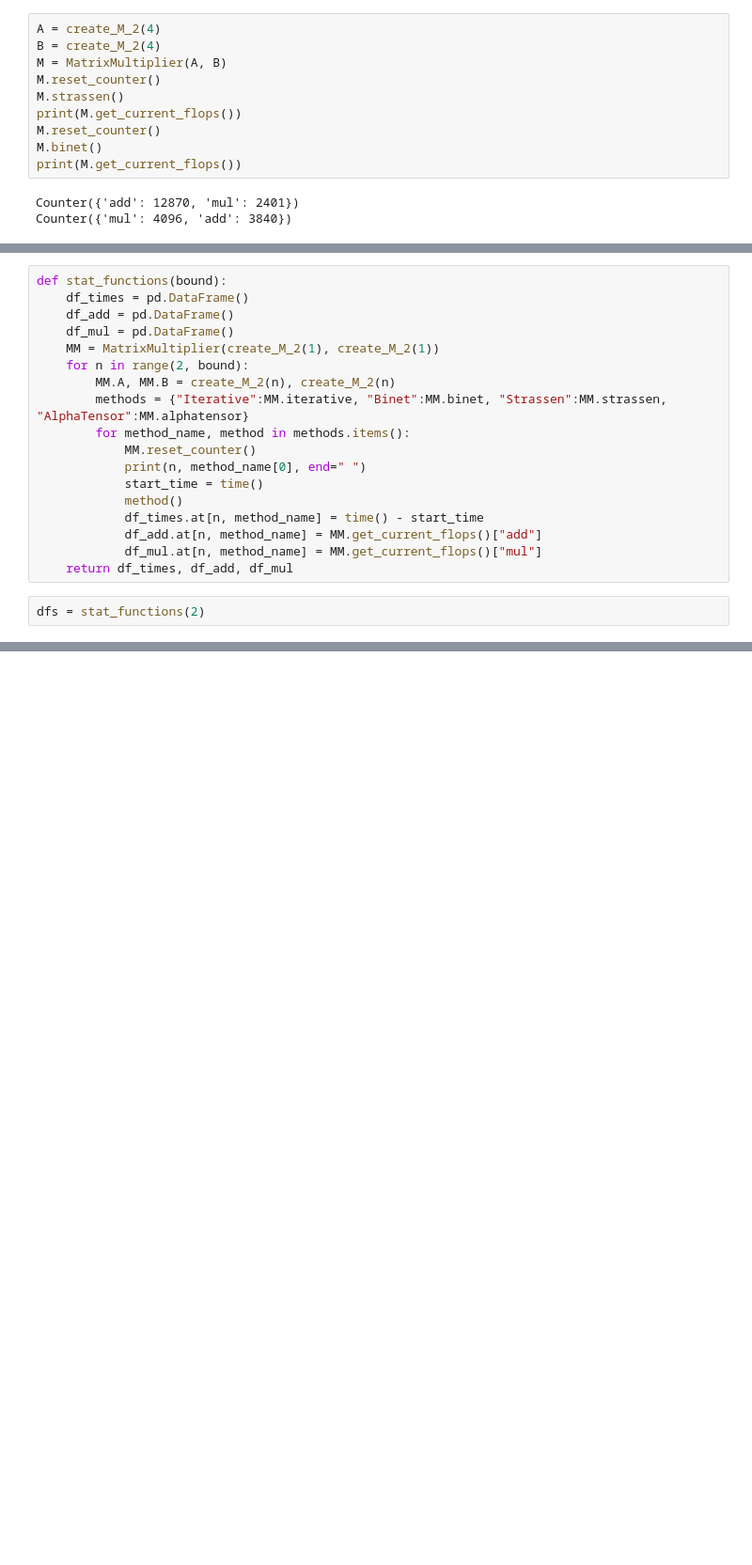
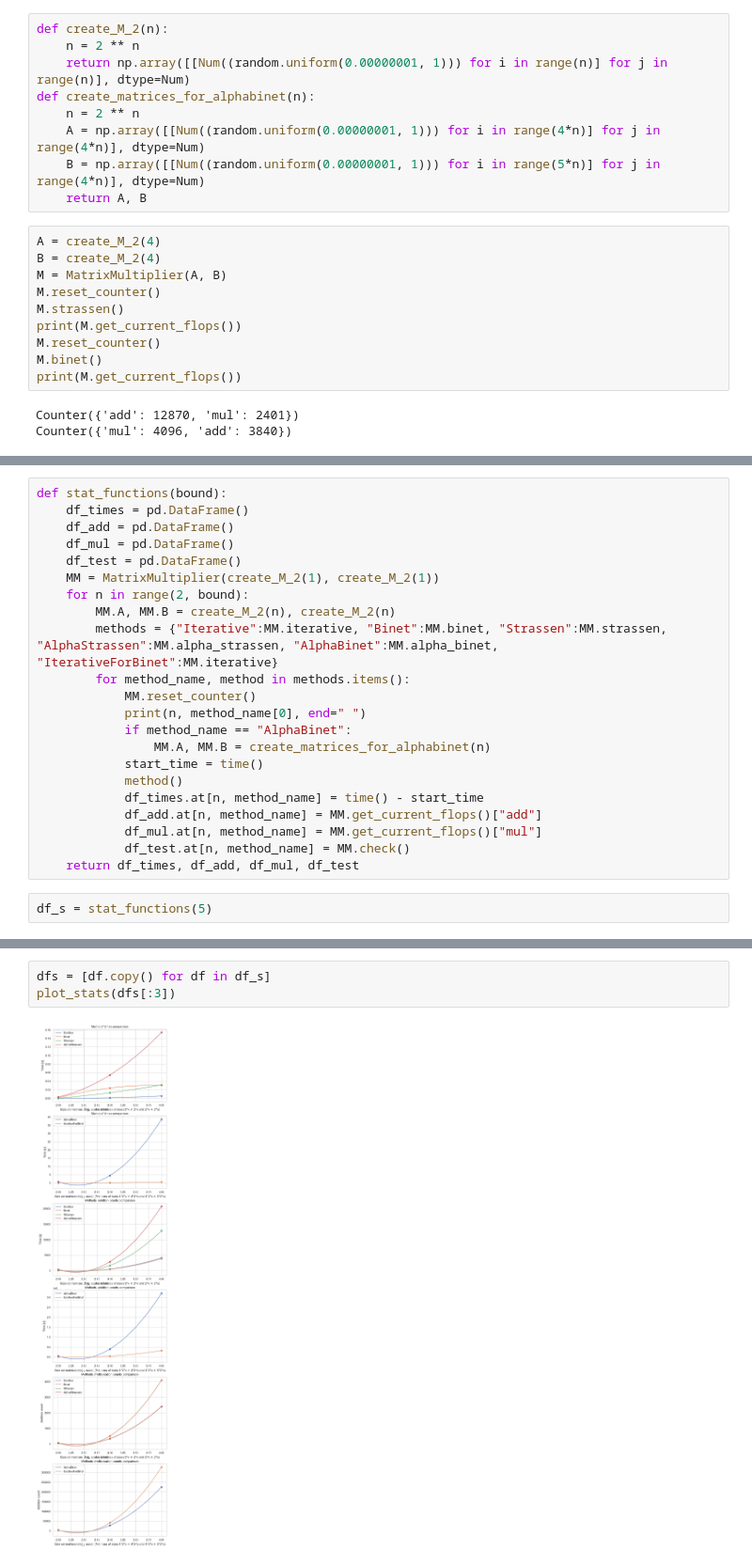
Before and after one commit to Szyntos/Algorymty_Macierzowe, a Jupyter notebook: lab1/main.ipynb, the cells around one changed output, grey strips where cells are left out. Shown: that part at 94% size. Saved outputs shown, nothing was run; the diff lists cells and outputs as text; blank space fills up the shorter version.

Commit message:
Added AlphaBinet

```diff
--- a/lab1/main.ipynb
+++ b/lab1/main.ipynb
@@ -208,3 +248,12 @@ def create_M_2(n):
+# %%
+def create_M_2(n):
+    n = 2 ** n
+    return np.array([[Num((random.uniform(0.00000001, 1))) for i in range(n)] for j in range(n)], dtype=Num)
+def create_matrices_for_alphabinet(n):
+    n = 2 ** n
+    A = np.array([[Num((random.uniform(0.00000001, 1))) for i in range(4*n)] for j in range(4*n)], dtype=Num)
+    B = np.array([[Num((random.uniform(0.00000001, 1))) for i in range(5*n)] for j in range(4*n)], dtype=Num)
+    return A, B
 # %%
 A = create_M_2(4)
 B = create_M_2(4)
@@ -247,18 +288,22 @@ def stat_functions(bound):
     df_times = pd.DataFrame()
     df_add = pd.DataFrame()
     df_mul = pd.DataFrame()
+    df_test = pd.DataFrame()
     MM = MatrixMultiplier(create_M_2(1), create_M_2(1))
     for n in range(2, bound):
         MM.A, MM.B = create_M_2(n), create_M_2(n)
-        methods = {"Iterative":MM.iterative, "Binet":MM.binet, "Strassen":MM.strassen, "AlphaTensor":MM.alphatensor}
+        methods = {"Iterative":MM.iterative, "Binet":MM.binet, "Strassen":MM.strassen, "AlphaStrassen":MM.alpha_strassen, "AlphaBinet":MM.alpha_binet, "IterativeForBinet":MM.iterative}
         for method_name, method in methods.items():
             MM.reset_counter()
             print(n, method_name[0], end=" ")
+            if method_name == "AlphaBinet":
+                MM.A, MM.B = create_matrices_for_alphabinet(n)
             start_time = time()
             method()
             df_times.at[n, method_name] = time() - start_time
             df_add.at[n, method_name] = MM.get_current_flops()["add"]
             df_mul.at[n, method_name] = MM.get_current_flops()["mul"]
-    return df_times, df_add, df_mul
+            df_test.at[n, method_name] = MM.check()
+    return df_times, df_add, df_mul, df_test
-# %%
-dfs = stat_functions(2)
+# %%
+df_s = stat_functions(5)
@@ -303,0 +359,5 @@ plot_stats(dfs)
+# %%
+dfs = [df.copy() for df in df_s]
+plot_stats(dfs[:3])
+# %% [output]
+[figure, added]
```
Also changed, not shown: parts of 11 cells of this notebook, 1 other file.
